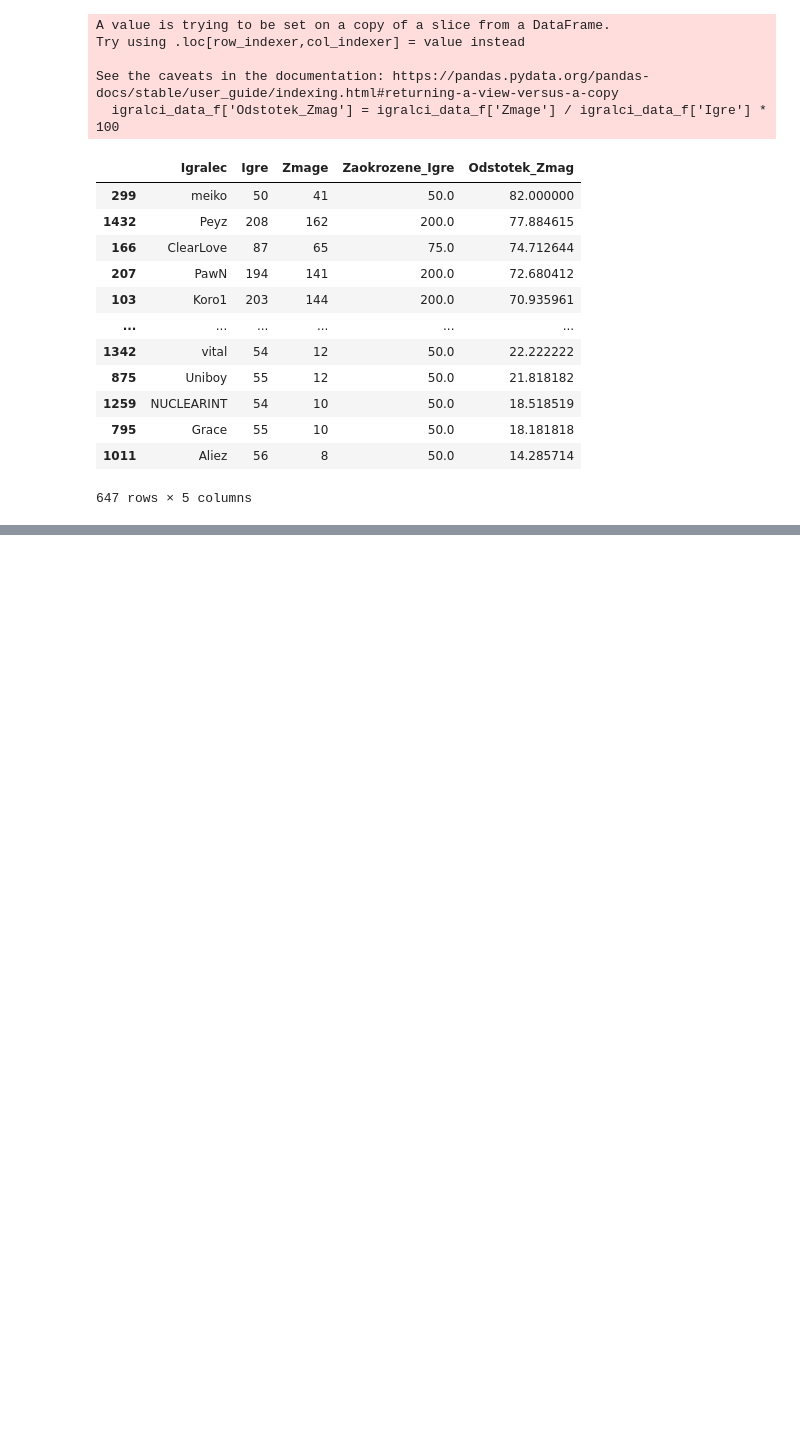
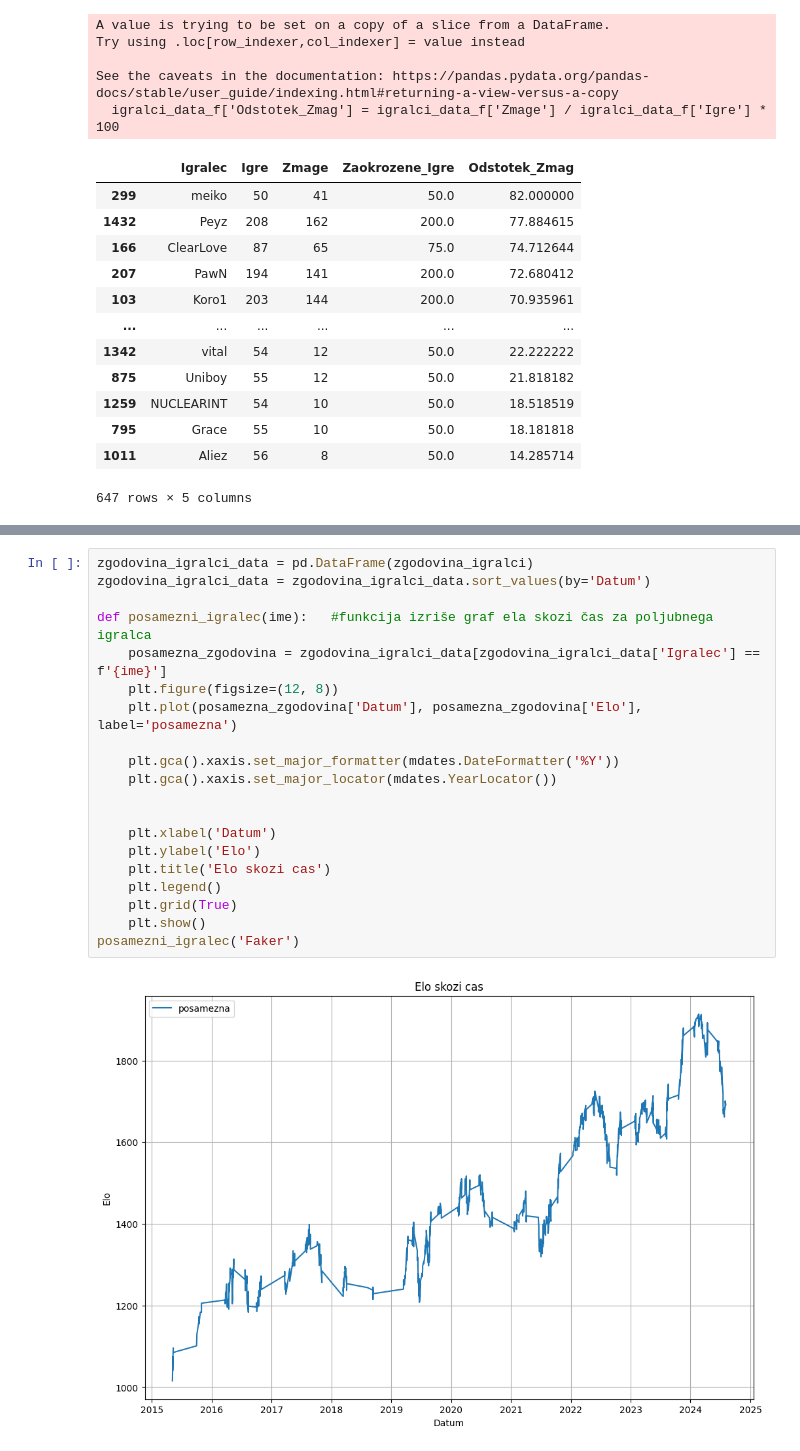
Before and after one commit to matijaderganc/League-of-Legends-Esports-Analysis, a Jupyter notebook: analiza.ipynb, the cells around one changed output, grey strips where cells are left out. Drawn from its saved outputs; the diff is of its cells as text; blank space fills up the shorter version.

```diff
--- a/analiza.ipynb
+++ b/analiza.ipynb
@@ -333,0 +410,22 @@ See the caveats in the documentation: https://pandas.pydata.org/pandas-docs/stab
+# %%
+zgodovina_igralci_data = pd.DataFrame(zgodovina_igralci)
+zgodovina_igralci_data = zgodovina_igralci_data.sort_values(by='Datum')
+
+def posamezni_igralec(ime):   #funkcija izriše graf ela skozi čas za poljubnega igralca
+    posamezna_zgodovina = zgodovina_igralci_data[zgodovina_igralci_data['Igralec'] == f'{ime}']
+    plt.figure(figsize=(12, 8))
+    plt.plot(posamezna_zgodovina['Datum'], posamezna_zgodovina['Elo'], label='posamezna')
+
+    plt.gca().xaxis.set_major_formatter(mdates.DateFormatter('%Y'))
+    plt.gca().xaxis.set_major_locator(mdates.YearLocator())
+
+
+    plt.xlabel('Datum')
+    plt.ylabel('Elo')
+    plt.title('Elo skozi cas')
+    plt.legend()
+    plt.grid(True)
+    plt.show()
+posamezni_igralec('Faker')
+# %% [output]
+[figure, added]
```
Also changed, not shown: parts of 3 cells of this notebook.
